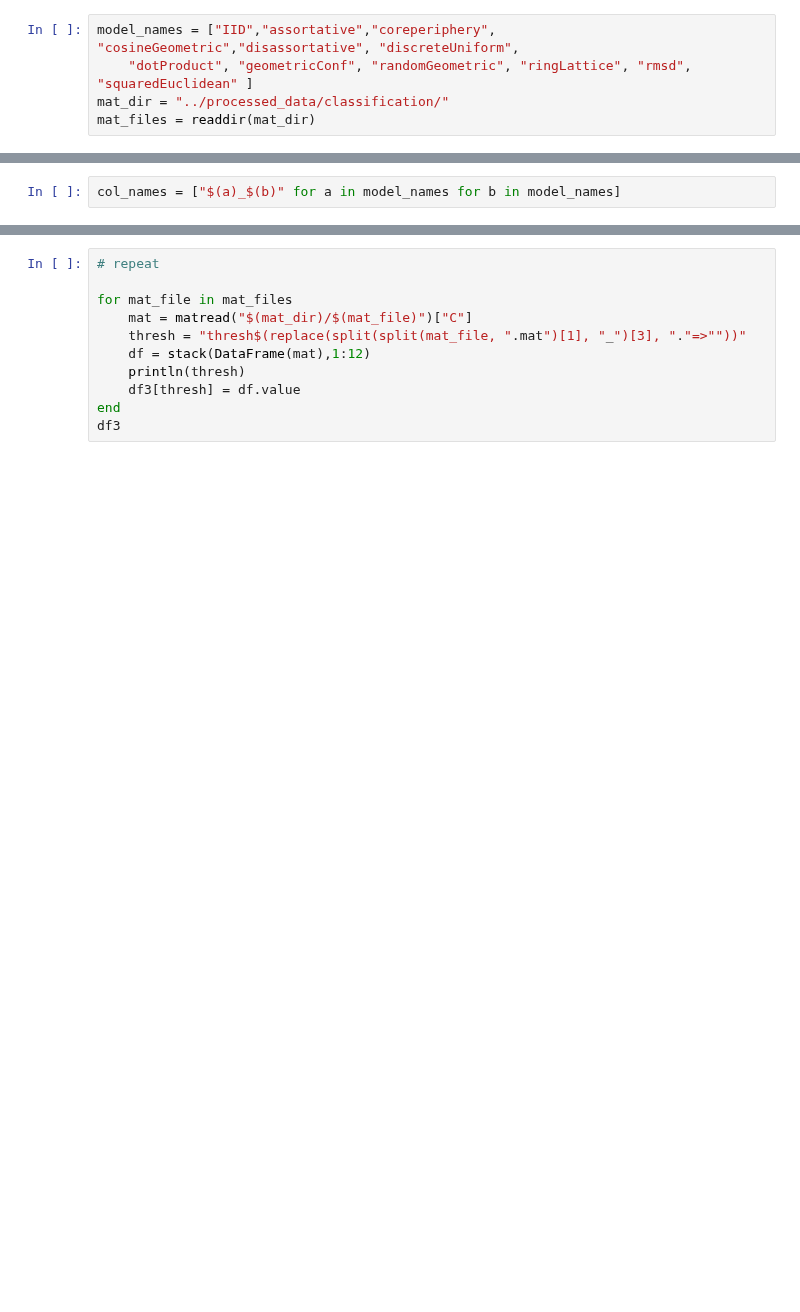
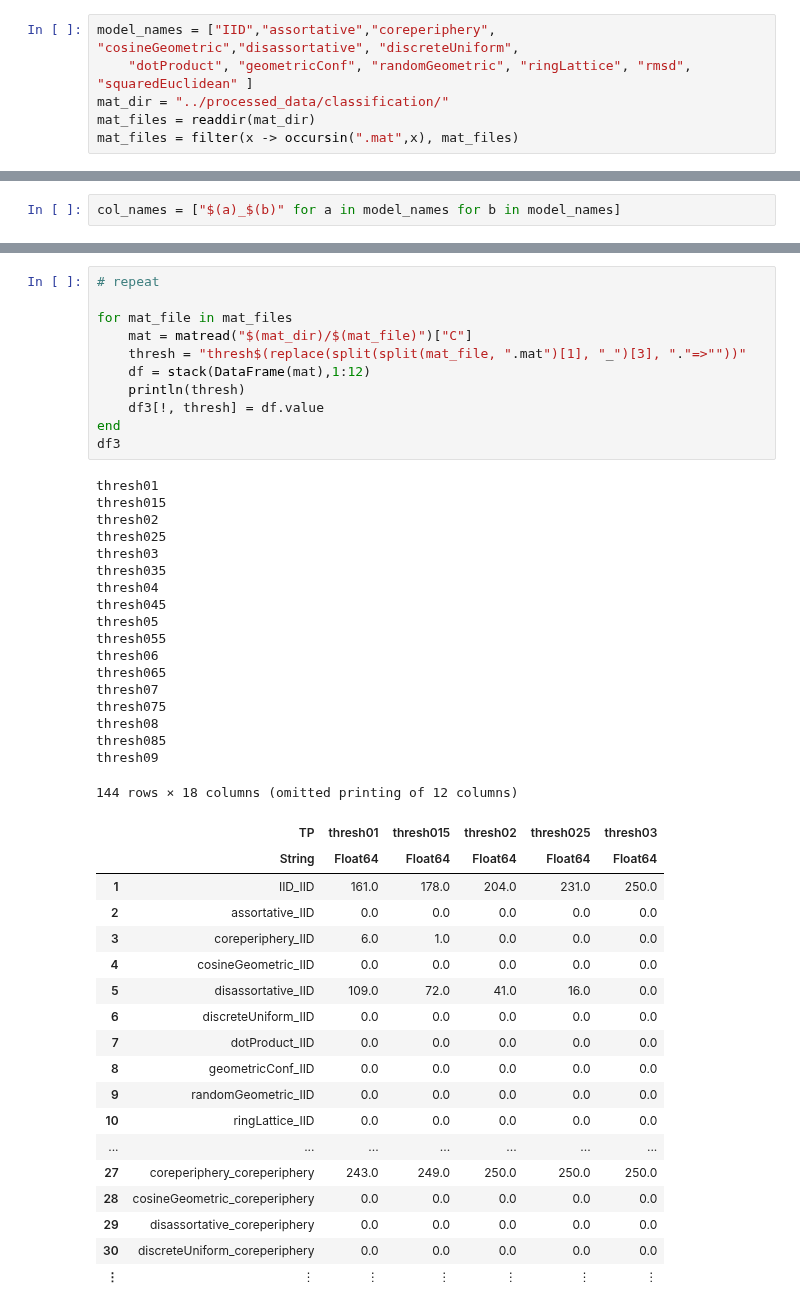
Before and after one commit to asizemore/Noise_and_TDA, a Jupyter notebook: code/write_data_to_supplement.ipynb, the cells around one changed output, grey strips where cells are left out. Saved outputs shown, nothing was run; the diff lists cells and outputs as text; blank space fills up the shorter version.

```diff
--- a/code/write_data_to_supplement.ipynb
+++ b/code/write_data_to_supplement.ipynb
@@ -241,3 +265,4 @@ model_names = ["IID","assortative","coreperiphery", "cosineGeometric","disassort
     "dotProduct", "geometricConf", "randomGeometric", "ringLattice", "rmsd", "squaredEuclidean" ]
 mat_dir = "../processed_data/classification/"
 mat_files = readdir(mat_dir)
+mat_files = filter(x -> occursin(".mat",x), mat_files)
@@ -266,12 +400,49 @@ df3 = DataFrame(TP = df2.truePredicted)
 # %%
 # repeat
 
 for mat_file in mat_files
     mat = matread("$(mat_dir)/$(mat_file)")["C"]
     thresh = "thresh$(replace(split(split(mat_file, ".mat")[1], "_")[3], "."=>""))"
     df = stack(DataFrame(mat),1:12)
     println(thresh)
-    df3[thresh] = df.value
+    df3[!, thresh] = df.value
 end
 df3
+# %% [output]
+thresh01
+thresh015
+thresh02
+thresh025
+thresh03
+thresh035
+thresh04
+thresh045
+thresh05
+thresh055
+thresh06
+thresh065
+thresh07
+thresh075
+thresh08
+thresh085
+thresh09
+144 rows × 18 columns (omitted printing of 12 columns)
+|  | TP | thresh01 | thresh015 | thresh02 | thresh025 | thresh03 |
+|  | String | Float64 | Float64 | Float64 | Float64 | Float64 |
+| 1 | IID_IID | 161.0 | 178.0 | 204.0 | 231.0 | 250.0 |
+| 2 | assortative_IID | 0.0 | 0.0 | 0.0 | 0.0 | 0.0 |
+| 3 | coreperiphery_IID | 6.0 | 1.0 | 0.0 | 0.0 | 0.0 |
+| 4 | cosineGeometric_IID | 0.0 | 0.0 | 0.0 | 0.0 | 0.0 |
+| 5 | disassortative_IID | 109.0 | 72.0 | 41.0 | 16.0 | 0.0 |
+| 6 | discreteUniform_IID | 0.0 | 0.0 | 0.0 | 0.0 | 0.0 |
+| 7 | dotProduct_IID | 0.0 | 0.0 | 0.0 | 0.0 | 0.0 |
+| 8 | geometricConf_IID | 0.0 | 0.0 | 0.0 | 0.0 | 0.0 |
+| 9 | randomGeometric_IID | 0.0 | 0.0 | 0.0 | 0.0 | 0.0 |
+| 10 | ringLattice_IID | 0.0 | 0.0 | 0.0 | 0.0 | 0.0 |
+| ... | ... | ... | ... | ... | ... | ... |
+| 27 | coreperiphery_coreperiphery | 243.0 | 249.0 | 250.0 | 250.0 | 250.0 |
+| 28 | cosineGeometric_coreperiphery | 0.0 | 0.0 | 0.0 | 0.0 | 0.0 |
+| 29 | disassortative_coreperiphery | 0.0 | 0.0 | 0.0 | 0.0 | 0.0 |
+| 30 | discreteUniform_coreperiphery | 0.0 | 0.0 | 0.0 | 0.0 | 0.0 |
+| ⋮ | ⋮ | ⋮ | ⋮ | ⋮ | ⋮ | ⋮ |
 # %%
```
Also changed, not shown: parts of 12 cells of this notebook, 2 other files.
